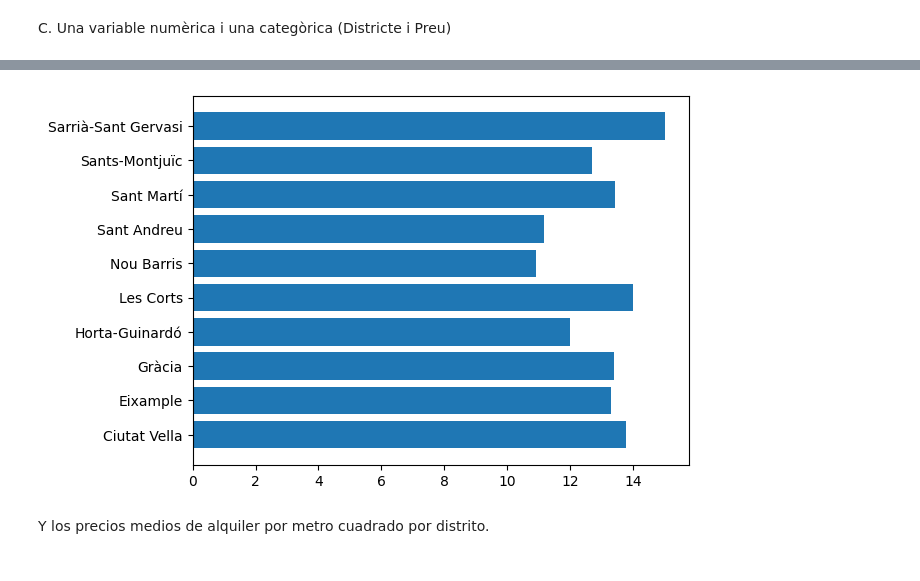
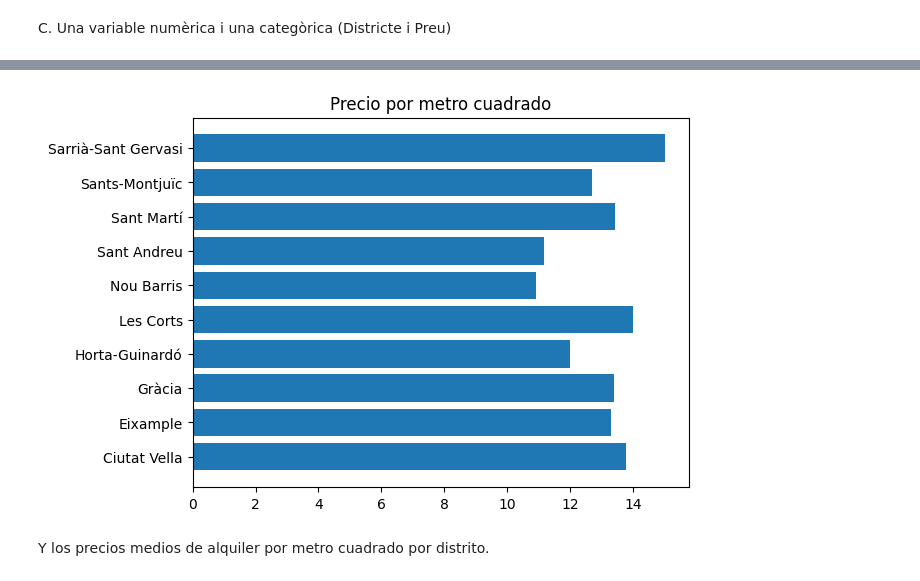
Before and after one commit to aar-x/visualitzacio_exploratoria, a Jupyter notebook: M4_T01.ipynb, the cells around one changed output, grey strips where cells are left out. Drawn from its saved outputs; the diff is of its cells as text; code cells hidden in the pictures.

```diff
--- a/M4_T01.ipynb
+++ b/M4_T01.ipynb
@@ -250,14 +265,15 @@ Representamos los precios medios de alquiler por vivienda por distrito, para tod
 # %%
 preus = df[df['Lloguer_mitja'] == 'Lloguer mitjà per superfície (Euros/m2 mes)'].groupby('Nom_Districte')['Preu'].mean()
 
 x = preus.index
 y = preus.values
 
-plt.barh(x,y)
+plt.barh(x, y)
+plt.title("Precio por metro cuadrado")
 plt.savefig('preu_metre_districte')
 plt.show()
 # %% [output]
-[figure, old version]
+[figure, new version]
 # %% [markdown]
 Y los precios medios de alquiler por metro cuadrado por distrito.
 # %% [markdown]
```
Also changed, not shown: parts of 96 cells of this notebook.
